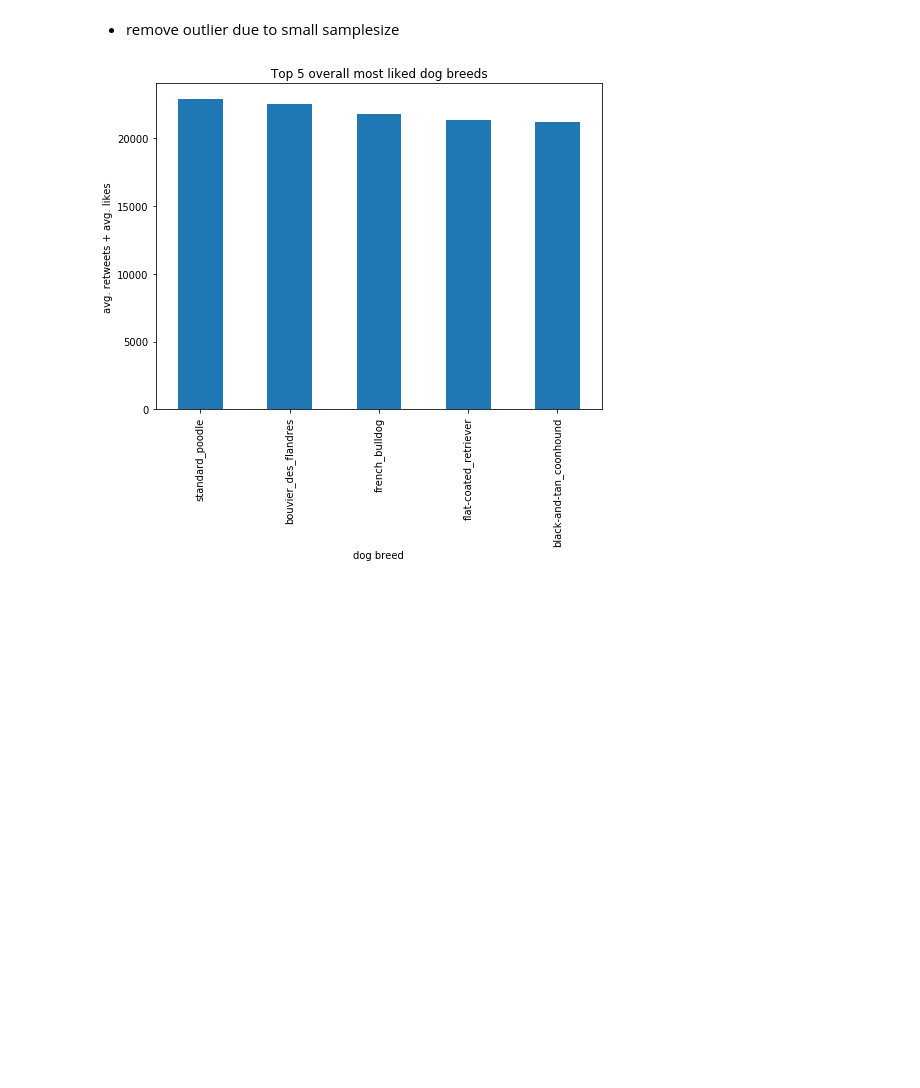
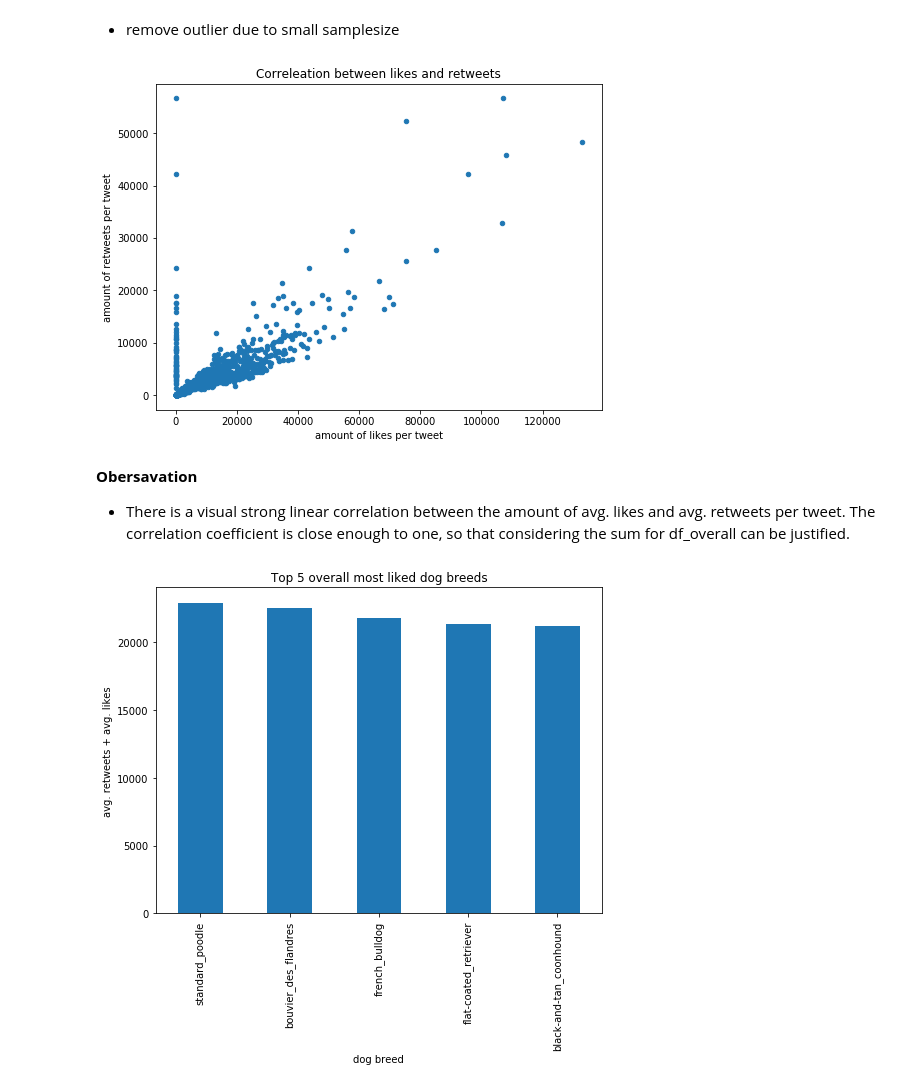
Before and after one commit to UltraViolentLight/Wrangle-We-Rate-Dogs, a Jupyter notebook: wrangle_act.ipynb, the cells around one changed output. Cells and saved outputs as stored; diff of their text form; code cells hidden in the pictures; blank space fills up the shorter version.

```diff
--- a/wrangle_act.ipynb
+++ b/wrangle_act.ipynb
@@ -47,7 +47,15 @@ import matplotlib.pyplot as plt
 df_ta = pd.read_csv('data/twitter-archive-enhanced.csv')
 # %%
 # gather img predictions by downloading image-predictions.tsv  to /data
-df_ip = pd.read_csv('data/image-predictions.tsv', sep='\t')
+url = 'https://d17h27t6h515a5.cloudfront.net/topher/2017/August/599fd2ad_image-predictions/image-predictions.tsv'
+source = 'image-predictions.tsv'
+destination = 'data//image-predictions.tsv'
+response = requests.get(url)
+
+with open(url.split('/')[-1], mode = 'wb') as outfile:
+    outfile.write(response.content)
+os.rename(source, destination)
+df_ip = pd.read_csv(destination, sep='\t')
 df_ip.head(1)
 # %% [output]
 |  | tweet_id | jpg_url | img_num | p1 | p1_conf | p1_dog | p2 | p2_conf | p2_dog | p3 | p3_conf | ... |
@@ -684,6 +692,17 @@ len(df.query('dog_breed == "saluki"'))
 4
 # %% [markdown]
 - remove outlier due to small samplesize
+# %%
+# check correlation between likes and retweets
+df.plot(x='favorite_count', y='retweet_count', kind='scatter', figsize = (8,6))
+plt.title('Correleation between likes and retweets')
+plt.xlabel('amount of likes per tweet')
+plt.ylabel('amount of retweets per tweet');
+# %% [output]
+[figure, added]
+# %% [markdown]
+**Obersavation**
+- There is a visual strong linear correlation between the amount of avg. likes and avg. retweets per tweet. The correlation coefficient is close enough to one, so that considering the sum for df_overall can be justified.
 # %%
 df_overall = df_overall.drop(df_overall.index[0])
 # %%
```
Also changed, not shown: parts of 9 cells of this notebook, 3 other files.
